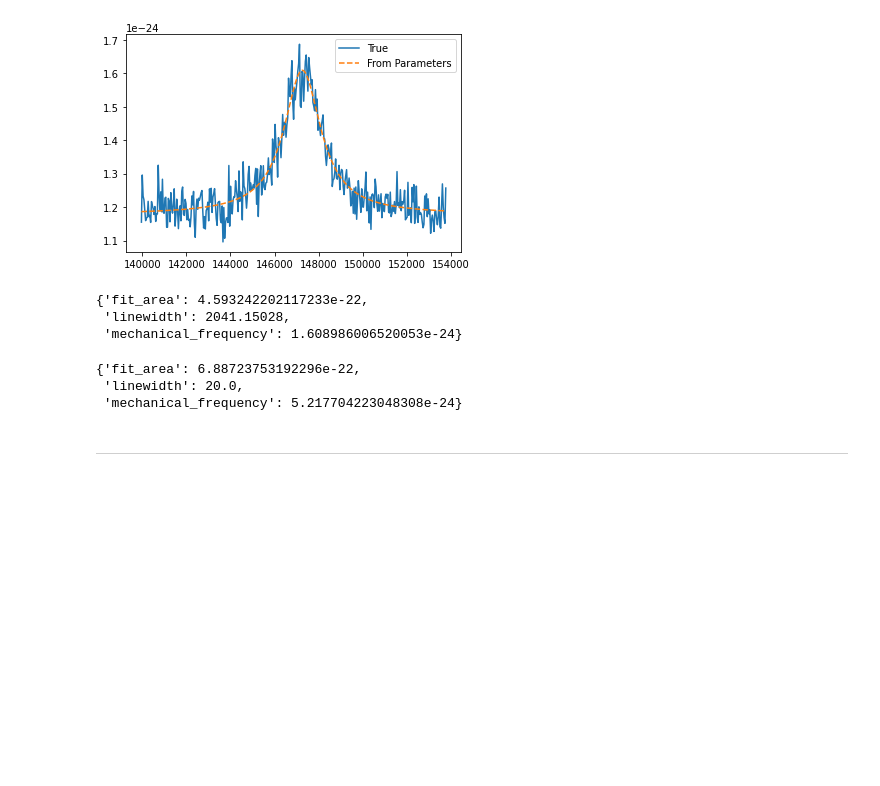
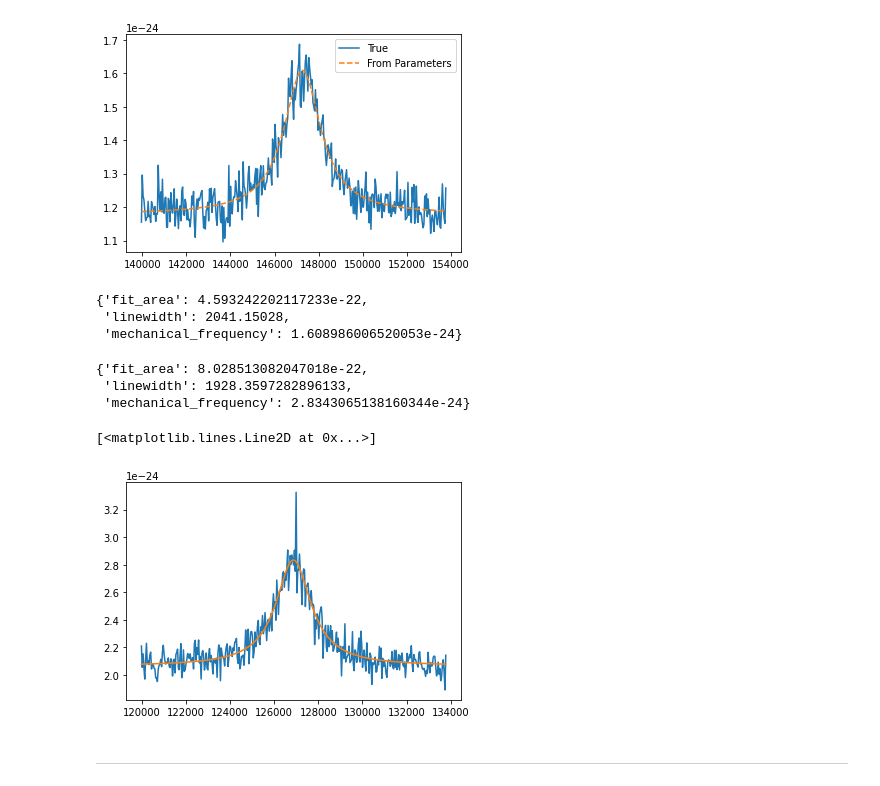
Before and after one commit to nurriol2/peak_fitting, a Jupyter notebook: lorentzian_peak_fitting.ipynb, the cells around one changed output. Cells and saved outputs as stored; diff of their text form; code cells hidden in the pictures; blank space fills up the shorter version.

```diff
--- a/lorentzian_peak_fitting.ipynb
+++ b/lorentzian_peak_fitting.ipynb
@@ -1063,16 +1062,19 @@ class SplitBandData(SpectrumFile):
     raw_area: float = field(init=False)
     # TODO:  Automate width estimation with scipy.signal.peak_width
     # Initial estimate for the width of the peak
-    width_estimate: float = 10.0
+    width_estimate: float = field(init=False)
 
     def __post_init__(self):
         super().__post_init__()
+        self._set_width_estimate()
         self.raw_area = np.trapz(self.spectrum)
         return
 
     # TODO:  Associate width with the Lorentzian object?
-    def _set_width_estimate(self, new_estimate):
-        self.width_estimate = new_estimate
+    def _set_width_estimate(self):
+        estimate = peak_widths(self.spectrum, [np.argmax(self.spectrum)], rel_height=0.5)
+        self.width_estimate = estimate[0].item(0)
+        #self.width_estimate = 10.0
         return
 
     def init_lorentzian(self):
@@ -1080,10 +1082,21 @@ class SplitBandData(SpectrumFile):
         Define a Lorentzian object from frequency and spectrum data
         """
 
+        def _1Lorentzian(x, amp, cen, wid, back):
+            return (amp*wid**2/((x-cen)**2+wid**2))+back
+
         # Frequency of peak
         center = self.frequencies[np.where(self.spectrum==self.spectrum.max())].item()
 
-        return Lorentzian(self.frequencies, self.spectrum.max(), center, self.width_estimate, self.spectrum.min())
+        optimal_params, _ = scipy.optimize.curve_fit(_1Lorentzian,
+                                                    self.frequencies,
+                                                    self.spectrum,
+                                                    p0=[self.spectrum.max().item(),
+                                                        center,
+                                                        self.width_estimate,
+                                                        self.spectrum.min().item()])
+
+        return Lorentzian(self.frequencies, *optimal_params)
 
 # End SplitBandData
 
@@ -1198,9 +1212,15 @@ chb = SplitBandData("/content/split_detection/", "chb_st80_1.CSV", "m^2/Hz")
 chb_lorentzian = chb.init_lorentzian()
 chb_lorentzian.all_values()
 # %% [output]
-{'fit_area': 6.88723753192296e-22,
- 'linewidth': 20.0,
- 'mechanical_frequency': 5.217704223048308e-24}
+{'fit_area': 8.028513082047018e-22,
+ 'linewidth': 1928.3597282896133,
+ 'mechanical_frequency': 2.8343065138160344e-24}
+# %%
+plt.plot(chb.frequencies, chb.spectrum)
+plt.plot(chb.frequencies, chb_lorentzian.values)
+# %% [output]
+[<matplotlib.lines.Line2D at 0x...>]
+[figure, added]
 # %% [markdown]
 ---
 # %%
```
Also changed, not shown: parts of 4 cells of this notebook.
